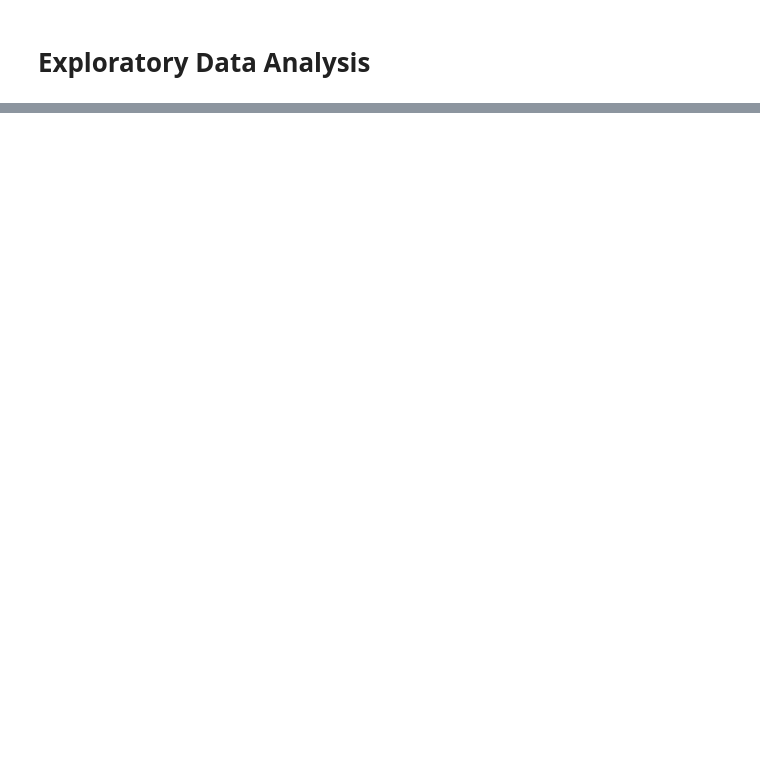
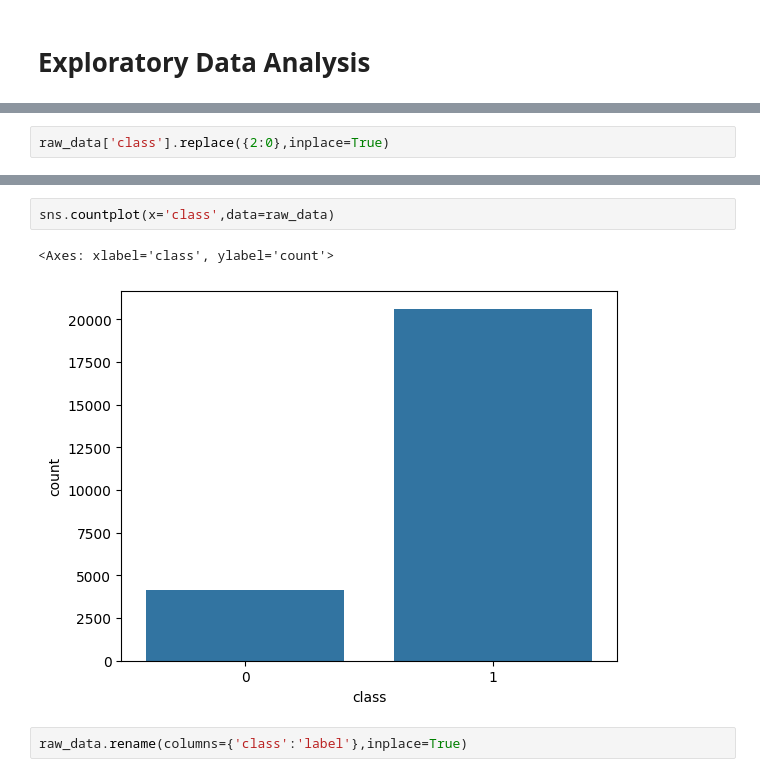
Before and after one commit to Abhi5241/Hate-Speech-Classification-using-LSTM, a Jupyter notebook: HateSpeechClassification.ipynb, the cells around one changed output, grey strips where cells are left out. Drawn from its saved outputs; the diff is of its cells as text; blank space fills up the shorter version.

```diff
--- a/HateSpeechClassification.ipynb
+++ b/HateSpeechClassification.ipynb
@@ -81,0 +160,2 @@ imbalance_data.iloc[0,0]
+# %%
+raw_data['class'].replace({2:0},inplace=True)
@@ -81,0 +169,7 @@ imbalance_data.iloc[0,0]
+# %%
+sns.countplot(x='class',data=raw_data)
+# %% [output]
+<Axes: xlabel='class', ylabel='count'>
+[figure, added]
+# %%
+raw_data.rename(columns={'class':'label'},inplace=True)
```
Also changed, not shown: parts of 69 cells of this notebook.
